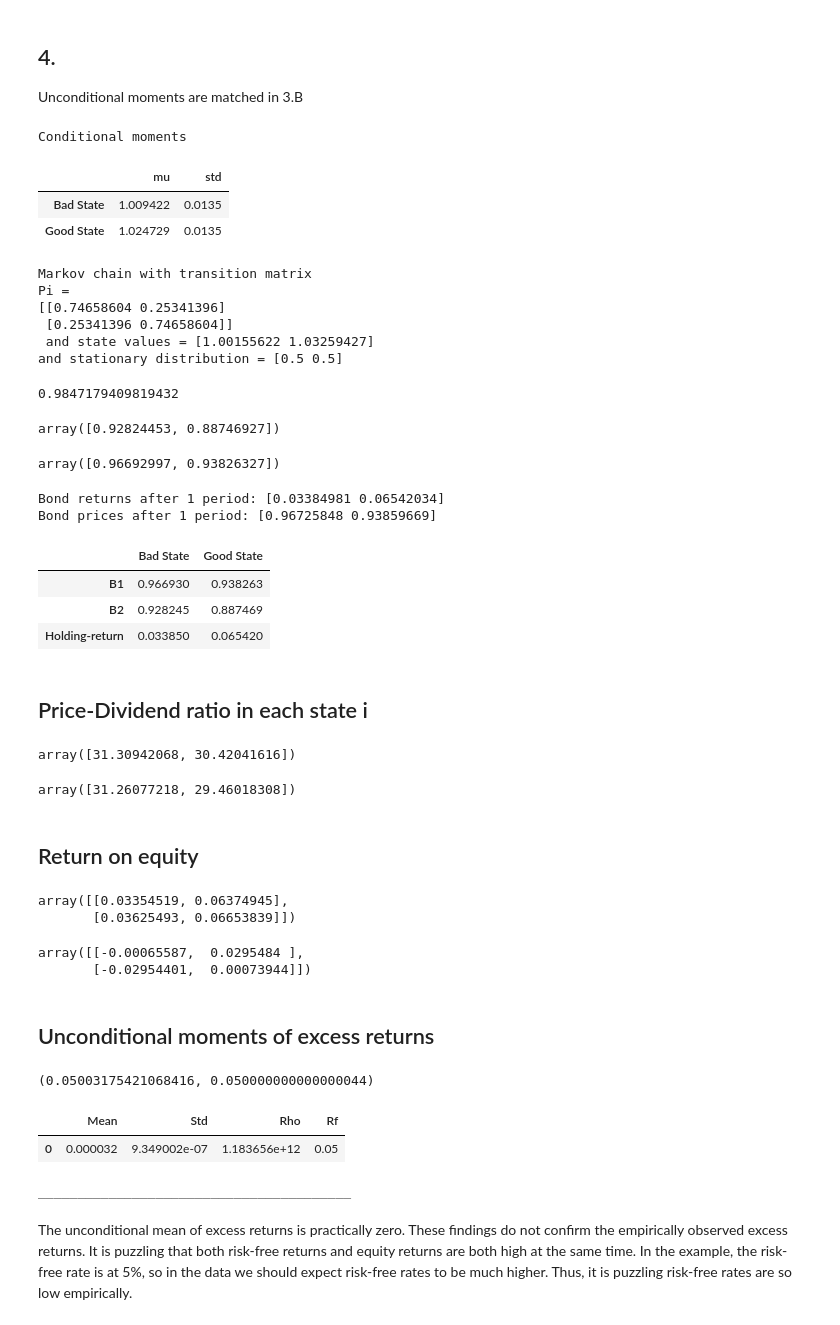
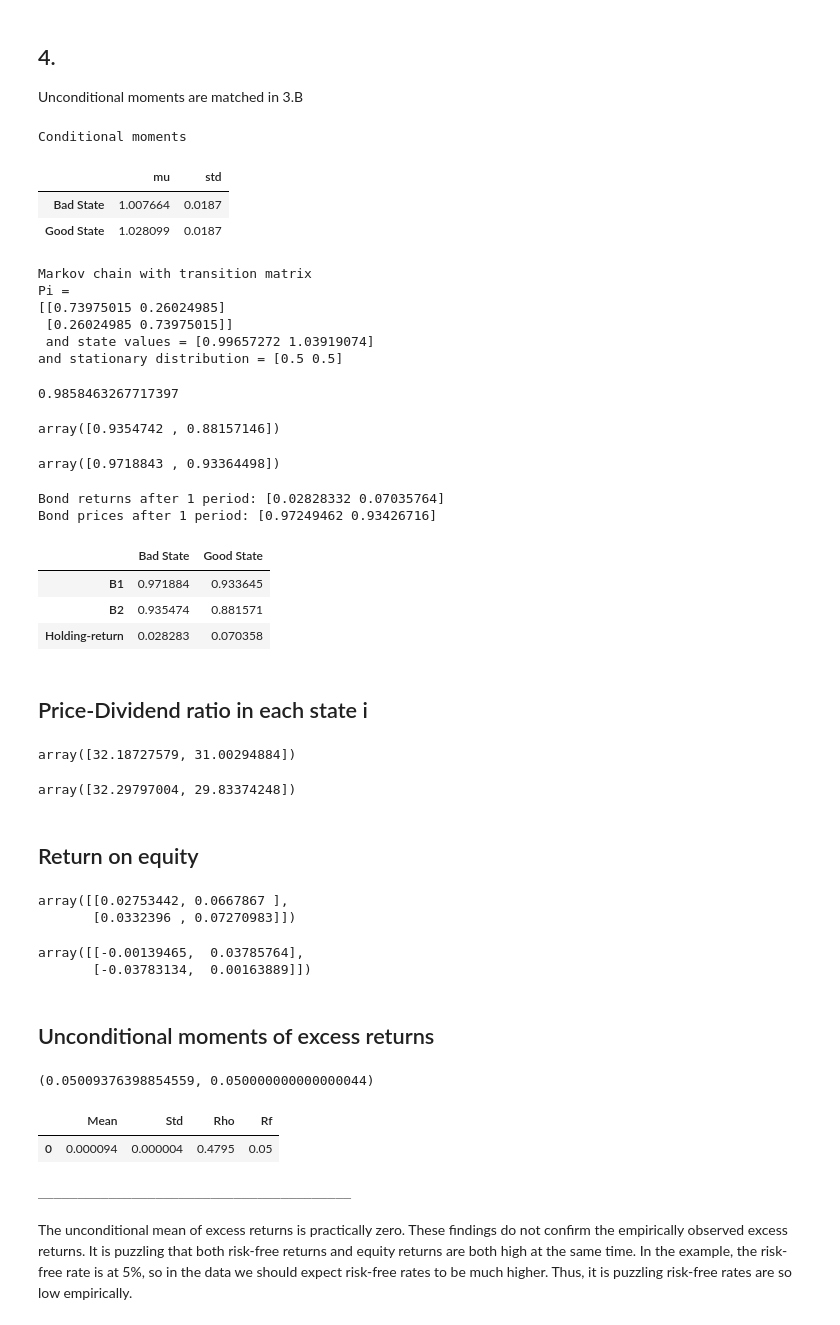
Before and after one commit to Cstolborg/MehraPrescott, a Jupyter notebook: main_analysis.ipynb, the cells around one changed output. Cells and saved outputs as stored; diff of their text form; code cells hidden in the pictures.

```diff
--- a/main_analysis.ipynb
+++ b/main_analysis.ipynb
@@ -141,32 +141,32 @@ summ
 Unconditional moments are matched in 3.B
 # %%
 # Calibrate chain from data
-calibration = CalibrateMcChainFromData(data_nipa, n_states=2, start_year=1950)
+calibration = CalibrateMcChainFromData(data_nipa, n_states=2)
 out, summ = calibration.summary()
 Z, P, pi, mu, sigma, rho = out['Z'], out['P'], out['stationary dist'], out['mean'], out['std'], out['rho']
 gamma = 2
 beta = np.exp(-0.02)
 
 print("Conditional moments")
 cond_mu = P @ Z
 cond_std = np.sqrt((P @ Z**2) - cond_mu**2)
 
 
 pd.DataFrame({'mu': cond_mu,
              'std': cond_std}, index=['Bad State', 'Good State'])
 # %% [output]
 Conditional moments
 |  | mu | std |
-| Bad State | 1.009422 | 0.0135 |
-| Good State | 1.024729 | 0.0135 |
+| Bad State | 1.007664 | 0.0187 |
+| Good State | 1.028099 | 0.0187 |
 # %%
 calibration.mc  # The markov chain used
 # %% [output]
 Markov chain with transition matrix
 Pi =
-[[0.74658604 0.25341396]
- [0.25341396 0.74658604]]
- and state values = [1.00155622 1.03259427]
+[[0.73975015 0.26024985]
+ [0.26024985 0.73975015]]
+ and state values = [0.99657272 1.03919074]
 and stationary distribution = [0.5 0.5]
 # %%
 def bond_return(beta, Z=Z, P=P, n=1, gamma=2):
@@ -186,7 +186,7 @@ beta = opt.fsolve(lambda beta: bond_return(beta) - 0.05, x0=np.exp(-0.02))[0]
 
 beta
 # %% [output]
-0.9847179409819432
+0.9858463267717397
 # %%
 def Bn_cond_price(beta, Z=Z, P=P, n=1, gamma=2):
     Q = Z**(-gamma) * P
@@ -205,7 +205,7 @@ def B2_cond_price(beta, Z=Z, P=P, n=1, gamma=2):
 B2 = Bn_cond_price(beta, n=2)
 B2
 # %% [output]
-array([0.92824453, 0.88746927])
+array([0.9354742 , 0.88157146])
 # %%
 def B1_cond_price(beta, Z=Z, P=P, n=1, gamma=2):
     B1 = np.zeros(2)
@@ -218,7 +218,7 @@ B1 = B1_cond_price(beta)
 
 B1
 # %% [output]
-array([0.96692997, 0.93826327])
+array([0.9718843 , 0.93364498])
 # %%
 h1 = np.zeros(2)
 for i in range(2):
@@ -231,12 +231,12 @@ pd.DataFrame({'B1': B1,
              "B2": B2,
              "Holding-return": h1}, index=['Bad State', 'Good State']).T
 # %% [output]
-Bond returns after 1 period: [0.03384981 0.06542034]
-Bond prices after 1 period: [0.96725848 0.93859669]
+Bond returns after 1 period: [0.02828332 0.07035764]
+Bond prices after 1 period: [0.97249462 0.93426716]
 |  | Bad State | Good State |
-| B1 | 0.966930 | 0.938263 |
-| B2 | 0.928245 | 0.887469 |
-| Holding-return | 0.033850 | 0.065420 |
+| B1 | 0.971884 | 0.933645 |
+| B2 | 0.935474 | 0.881571 |
+| Holding-return | 0.028283 | 0.070358 |
 # %% [markdown]
 ## Price-Dividend ratio in each state i
 # %%
@@ -251,12 +251,12 @@ def equity_price():
 S = equity_price()
 S
 # %% [output]
-array([31.30942068, 30.42041616])
+array([32.18727579, 31.00294884])
 # %%
 P_D = S / Z
 P_D
 # %% [output]
-array([31.26077218, 29.46018308])
+array([32.29797004, 29.83374248])
 # %% [markdown]
 ## Return on equity
 # %%
@@ -270,8 +270,8 @@ def return_equity():
 re = return_equity()
 re
 # %% [output]
-array([[0.03354519, 0.06374945],
-       [0.03625493, 0.06653839]])
+array([[0.02753442, 0.0667867 ],
+       [0.0332396 , 0.07270983]])
 # %%
 # Excess returns
 rf = 1/B1 - 1  # 1-period risk-free rate
@@ -279,8 +279,8 @@ rf = 1/B1 - 1  # 1-period risk-free rate
 excess_ret = (re.T - rf).T
 excess_ret
 # %% [output]
-array([[-0.00065587,  0.0295484 ],
-       [-0.02954401,  0.00073944]])
+array([[-0.00139465,  0.03785764],
+       [-0.03783134,  0.00163889]])
 # %% [markdown]
 ## Unconditional moments of excess returns
 # %%
@@ -294,23 +294,23 @@ uncond_rf = pi @ rf
 
 re_uncond, uncond_rf
 # %% [output]
-(0.05003175421068416, 0.050000000000000044)
+(0.05009376398854559, 0.050000000000000044)
 # %%
 cond_re = (P * re.T).sum(axis=1)
 cond_ER = cond_re - rf
 
 ER_mean = uncond_re(re) - uncond_rf
-std = np.sqrt( (pi @ cond_ER**2) - ER_mean**2)
-l = pi * Z
-s = P @ Z
-rho = (l @ s - ER_mean ** 2) / std ** 2
+std1 = np.sqrt( (pi @ cond_ER**2) - ER_mean**2)
+l = pi * cond_ER
+s = P @ cond_ER
+rho = (l @ s - ER_mean ** 2) / std1 ** 2
 
 
-display(pd.DataFrame([ER_mean, std, rho, uncond_rf], index=['Mean', 'Std', 'Rho', 'Rf']).T)
+display(pd.DataFrame([ER_mean, std1, rho, uncond_rf], index=['Mean', 'Std', 'Rho', 'Rf']).T)
 print("_"*40)
 # %% [output]
 |  | Mean | Std | Rho | Rf |
-| 0 | 0.000032 | 9.349002e-07 | 1.183656e+12 | 0.05 |
+| 0 | 0.000094 | 0.000004 | 0.4795 | 0.05 |
 ________________________________________
 # %% [markdown]
 The unconditional mean of excess returns is practically zero. These findings do not confirm the empirically observed excess returns. It is puzzling that both risk-free returns and equity returns are both high at the same time. In the example, the risk-free rate is at 5\%, so in the data we should expect risk-free rates to be much higher. Thus, it is puzzling risk-free rates are so low empirically.
```
